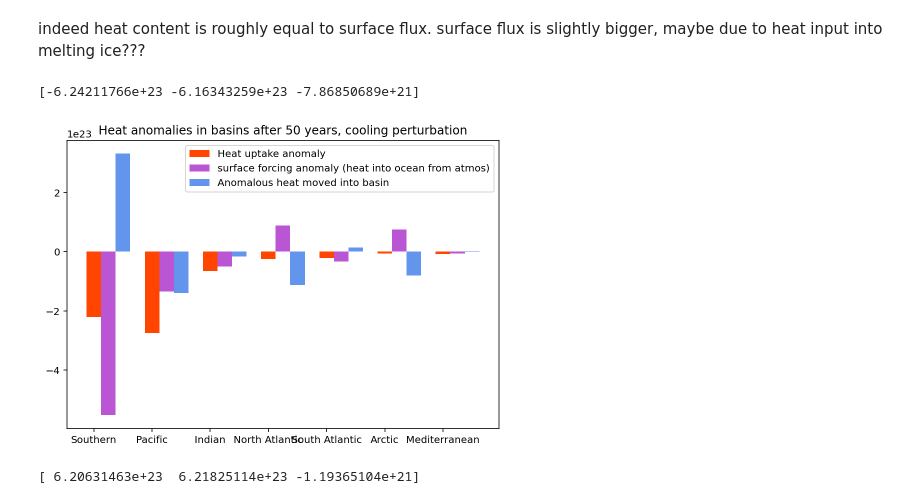
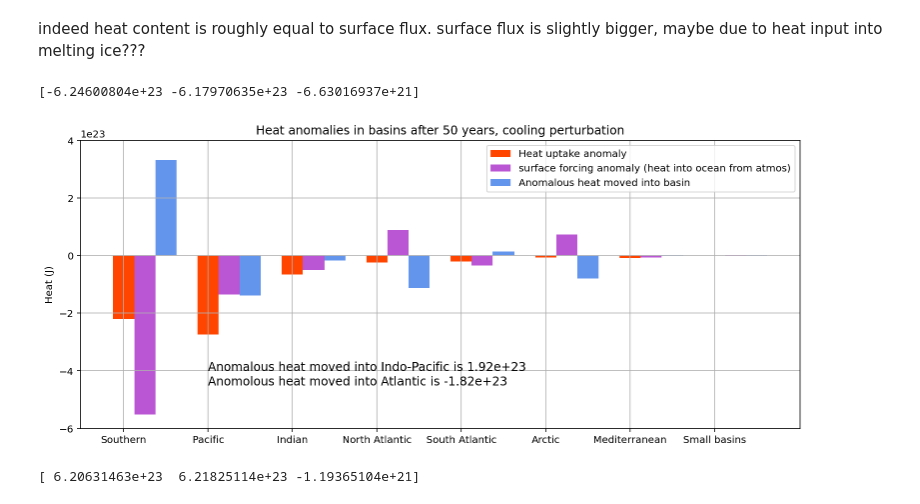
Before and after one commit to claireyung/unsw_clex_project_files, a Jupyter notebook: basin_heat_uptake.ipynb, the cells around one changed output. Drawn from its saved outputs; the diff is of its cells as text; code cells hidden in the pictures.

```diff
--- a/basin_heat_uptake.ipynb
+++ b/basin_heat_uptake.ipynb
@@ -401,22 +432,35 @@ arctic = np.array([basin_heat_content, basin_surface_int, -basin_surface_int+bas
 basin_heat_content, basin_surface_int = heat_cont('Cooling', mediterranean_mask, 49)
 mediterranean = np.array([basin_heat_content, basin_surface_int, -basin_surface_int+basin_heat_content])
 
-data = np.column_stack((southern,pacific, indian, north_atlantic, south_atlantic, arctic, mediterranean))
+basin_heat_content, basin_surface_int = heat_cont('Cooling', extra_mask, 49)
+extra = np.array([basin_heat_content, basin_surface_int, -basin_surface_int+basin_heat_content])
+
+data = np.column_stack((southern,pacific, indian, north_atlantic, south_atlantic, arctic, mediterranean, extra))
+# %%
+indopacificsum = np.sum(data[2][0:2])
+atlanticsum = np.sum(data[2][3:])
 # %%
-X = np.arange(7)
-fig = plt.figure()
+X = np.arange(8)
+fig = plt.figure(figsize = (10,4))
 ax = fig.add_axes([0,0,1,1])
 ax.bar(X + 0.00, data[0], color = 'orangered', width = 0.25)
 ax.bar(X + 0.25, data[1], color = 'mediumorchid', width = 0.25)
 ax.bar(X + 0.50, data[2], color = 'cornflowerblue', width = 0.25)
 ax.legend(labels=['Heat uptake anomaly', 'surface forcing anomaly (heat into ocean from atmos)','Anomalous heat moved into basin'])
-plt.xticks(X, ('Southern', 'Pacific', 'Indian', 'North Atlantic', 'South Atlantic','Arctic','Mediterranean'))
+plt.xticks(X, ('Southern', 'Pacific', 'Indian', 'North Atlantic', 'South Atlantic','Arctic','Mediterranean','Small basins'))
 plt.title('Heat anomalies in basins after 50 years, cooling perturbation')
 print(np.sum(data, axis = 1))
-plt.savefig('cooling_heatbasinanom')
+plt.text(1,-4e23,'Anomalous heat moved into Indo-Pacific is %s' % float('%.3g' % indopacificsum), fontsize = 12)
+plt.text(1,-4.5e23,'Anomolous heat moved into Atlantic is %s' % float('%.3g' % atlanticsum), fontsize = 12)
+plt.ylabel('Heat (J)')
+
+#plt.savefig('cooling_heatbasinanom')
+plt.grid()
+plt.ylim(-6e23,4e23)
+plt.savefig('figures/coolbasin', bbox_inches='tight')
 # %% [output]
-[-6.24211766e+23 -6.16343259e+23 -7.86850689e+21]
+[-6.24600804e+23 -6.17970635e+23 -6.63016937e+21]
-[figure, old version]
+[figure, new version]
 # %%
 basin_heat_content, basin_surface_int = heat_cont('Warming', southern_mask, 49)
 southern = np.array([basin_heat_content, basin_surface_int, -basin_surface_int+basin_heat_content])
```
Also changed, not shown: parts of 21 cells of this notebook, 24 other files.
